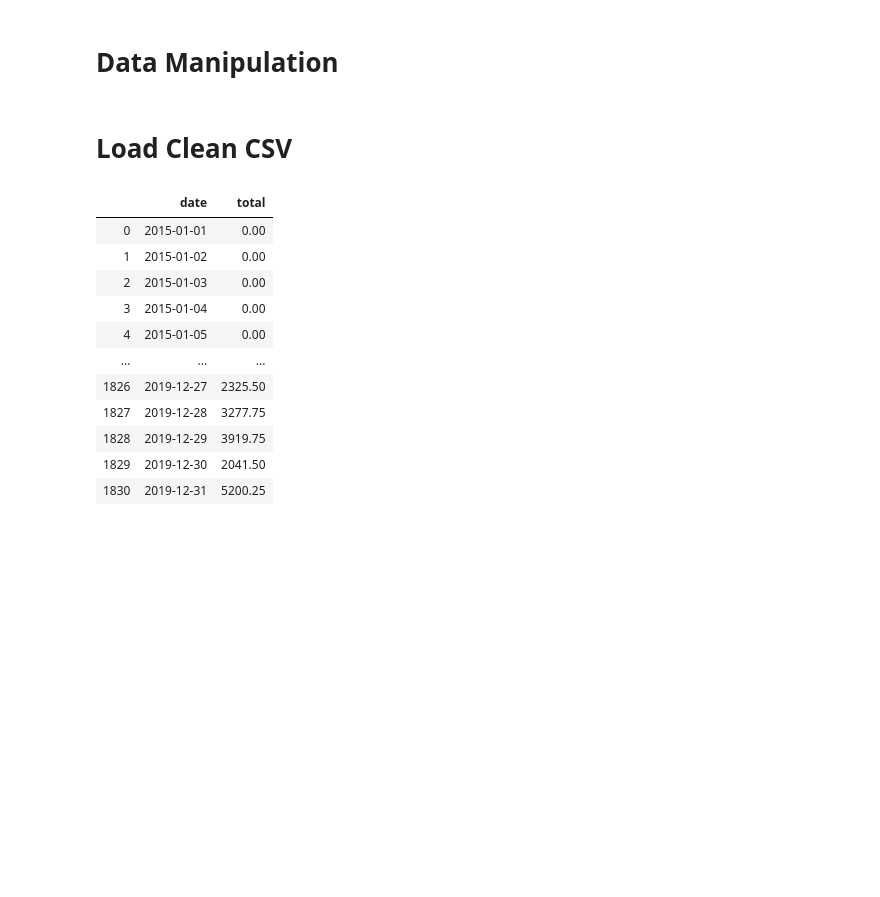
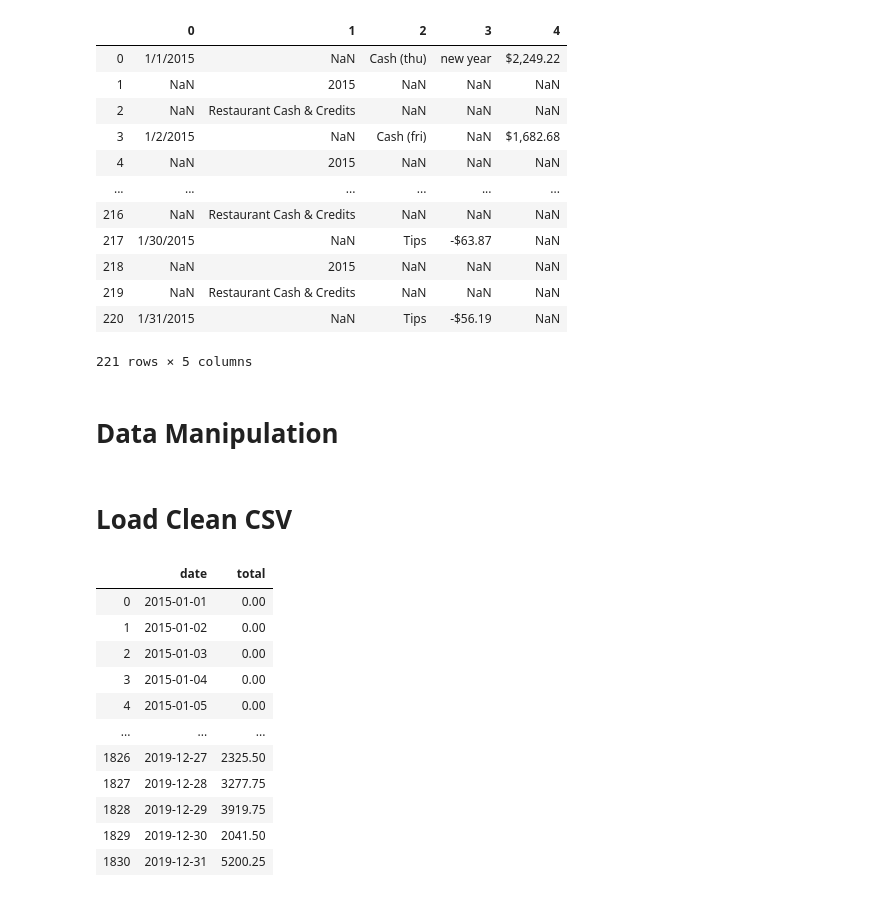
Before and after one commit to KennyMiyasato/final_project, a Jupyter notebook: final_project_daily.ipynb, the cells around one changed output. Drawn from its saved outputs; the diff is of its cells as text; code cells hidden in the pictures; blank space fills up the shorter version.

```diff
--- a/final_project_daily.ipynb
+++ b/final_project_daily.ipynb
@@ -1,3 +28,21 @@
+# %%
+df = pd.read_csv('output.csv', header=None)
+# %%
+df
+# %% [output]
+|  | 0 | 1 | 2 | 3 | 4 |
+| 0 | 1/1/2015 | NaN | Cash (thu) | new year | $2,249.22 |
+| 1 | NaN | 2015 | NaN | NaN | NaN |
+| 2 | NaN | Restaurant Cash & Credits | NaN | NaN | NaN |
+| 3 | 1/2/2015 | NaN | Cash (fri) | NaN | $1,682.68 |
+| 4 | NaN | 2015 | NaN | NaN | NaN |
+| ... | ... | ... | ... | ... | ... |
+| 216 | NaN | Restaurant Cash & Credits | NaN | NaN | NaN |
+| 217 | 1/30/2015 | NaN | Tips | -$63.87 | NaN |
+| 218 | NaN | 2015 | NaN | NaN | NaN |
+| 219 | NaN | Restaurant Cash & Credits | NaN | NaN | NaN |
+| 220 | 1/31/2015 | NaN | Tips | -$56.19 | NaN |
+221 rows × 5 columns
 # %%
 import sys
 sys.path.append('py_scripts')
```
Also changed, not shown: parts of 4 cells of this notebook.
